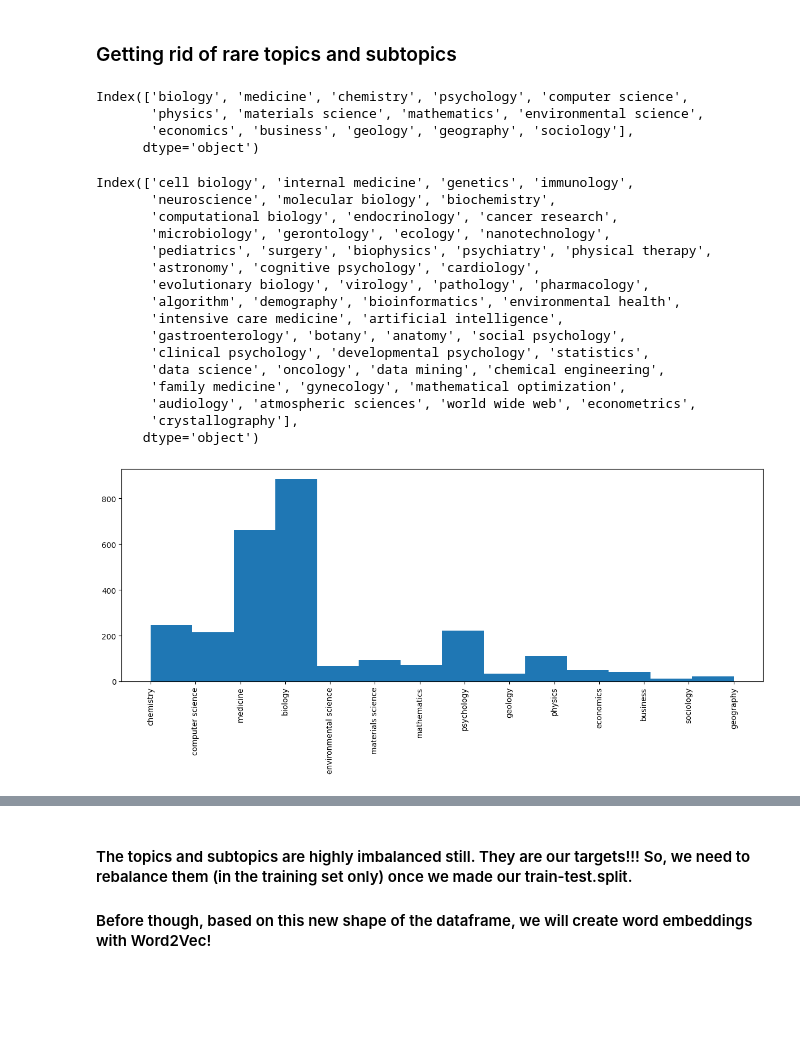
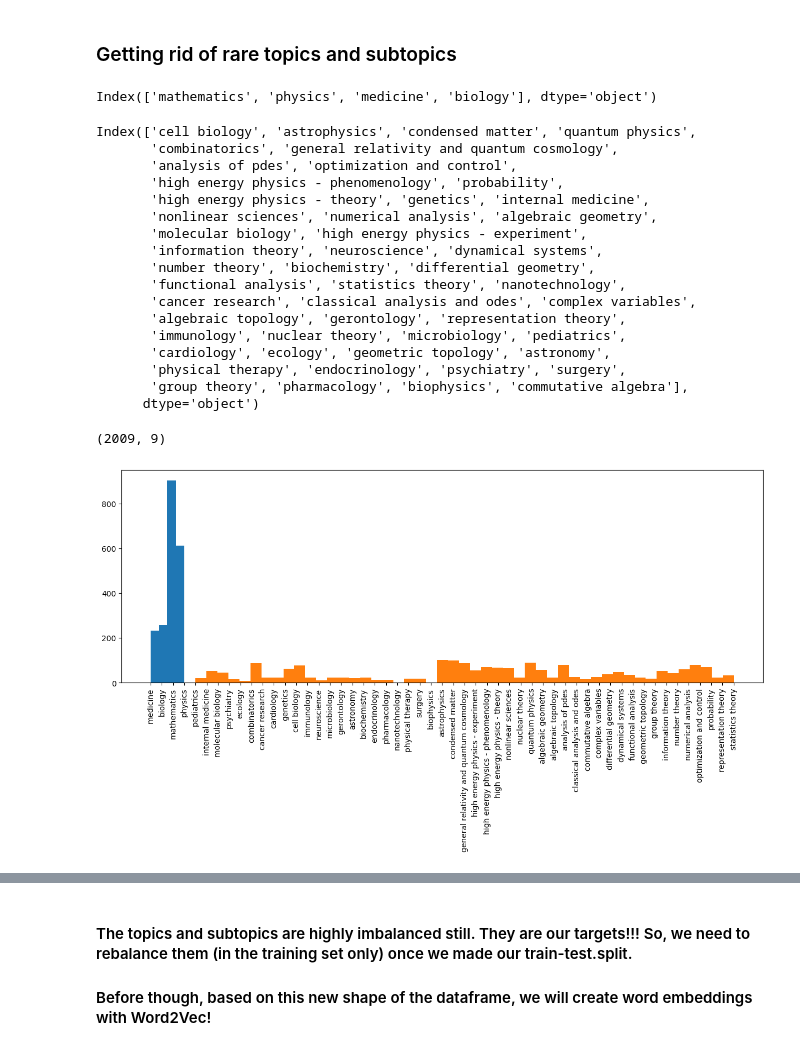
Before and after one commit to Fito-22/WorkingPaper, a Jupyter notebook: notebooks/preproc_and_word2vec_rnn_stef.ipynb, the cells around one changed output, grey strips where cells are left out. Drawn from its saved outputs; the diff is of its cells as text; code cells hidden in the pictures; blank space fills up the shorter version.

```diff
--- a/notebooks/preproc_and_word2vec_rnn_stef.ipynb
+++ b/notebooks/preproc_and_word2vec_rnn_stef.ipynb
@@ -288,56 +426,59 @@ Name: broader_subtopic, dtype: int64
 ### Getting rid of rare topics and subtopics
 # %%
 # Filtering for those topics that occurr more commonly in our data        <----- percentile can be adjusted
-common_topics = (data['topic'].value_counts() > np.percentile(data['topic'].value_counts(), 25)) # topic occurrence until 25th percentile
+common_topics = (data['topic'].value_counts() > np.percentile(data['topic'].value_counts(), 80)) # topic occurrence until xxth percentile
 filtered_topics = common_topics[common_topics == True].index
 filtered_topics
 # %% [output]
-Index(['biology', 'medicine', 'chemistry', 'psychology', 'computer science',
-       'physics', 'materials science', 'mathematics', 'environmental science',
-       'economics', 'business', 'geology', 'geography', 'sociology'],
-      dtype='object')
+Index(['mathematics', 'physics', 'medicine', 'biology'], dtype='object')
 # %%
-# Filtering for those subtopics that occurr more commonly in our data     <----- instead of cutting of at the mean, can also be adjusted like above
-common_subtopics = (data['subtopic'].value_counts() > data['subtopic'].value_counts().mean())
+# Filtering for those subtopics that occurr more commonly in our data     <----- percentile can be adjusted
+common_subtopics = (data['subtopic'].value_counts() > np.percentile(data['subtopic'].value_counts(), 80))
 filtered_subtopics = common_subtopics[common_subtopics == True].index
 filtered_subtopics
 # %% [output]
-Index(['cell biology', 'internal medicine', 'genetics', 'immunology',
-       'neuroscience', 'molecular biology', 'biochemistry',
-       'computational biology', 'endocrinology', 'cancer research',
-       'microbiology', 'gerontology', 'ecology', 'nanotechnology',
-       'pediatrics', 'surgery', 'biophysics', 'psychiatry', 'physical therapy',
-       'astronomy', 'cognitive psychology', 'cardiology',
-       'evolutionary biology', 'virology', 'pathology', 'pharmacology',
-       'algorithm', 'demography', 'bioinformatics', 'environmental health',
-       'intensive care medicine', 'artificial intelligence',
-       'gastroenterology', 'botany', 'anatomy', 'social psychology',
-       'clinical psychology', 'developmental psychology', 'statistics',
-       'data science', 'oncology', 'data mining', 'chemical engineering',
-       'family medicine', 'gynecology', 'mathematical optimization',
-       'audiology', 'atmospheric sciences', 'world wide web', 'econometrics',
-       'crystallography'],
+Index(['cell biology', 'astrophysics', 'condensed matter', 'quantum physics',
+       'combinatorics', 'general relativity and quantum cosmology',
+       'analysis of pdes', 'optimization and control',
+       'high energy physics - phenomenology', 'probability',
+       'high energy physics - theory', 'genetics', 'internal medicine',
+       'nonlinear sciences', 'numerical analysis', 'algebraic geometry',
+       'molecular biology', 'high energy physics - experiment',
+       'information theory', 'neuroscience', 'dynamical systems',
+       'number theory', 'biochemistry', 'differential geometry',
+       'functional analysis', 'statistics theory', 'nanotechnology',
+       'cancer research', 'classical analysis and odes', 'complex variables',
+       'algebraic topology', 'gerontology', 'representation theory',
+       'immunology', 'nuclear theory', 'microbiology', 'pediatrics',
+       'cardiology', 'ecology', 'geometric topology', 'astronomy',
+       'physical therapy', 'endocrinology', 'psychiatry', 'surgery',
+       'group theory', 'pharmacology', 'biophysics', 'commutative algebra'],
       dtype='object')
 # %%
 # Filtering data according to the topics and subtopics that are more common
-#data = data[data['subtopic'].isin(list(filtered_subtopics)) & data['topic'].isin(list(filtered_topics))]
-#data.shape
+data = data[data['subtopic'].isin(list(filtered_subtopics)) & data['topic'].isin(list(filtered_topics))]
+data.shape
 
 # There is a catch here though, because the occurrence of both, topics and subtopics, depend on each other.
 # This might leave us with some scarcely represented topics and subtopics still.
 # Should there be some time left before the deadline, this should be optimized.
+# %% [output]
+(2009, 9)
 # %%
 # Filtering data according to the topics that are more common
-data = data[data['topic'].isin(list(filtered_topics))]
+#data = data[data['topic'].isin(list(filtered_topics))]
+
+# That's much worse than filtering for common topics and subtopics at the same time.
+# Although the above procedure isn't opitmal, it's a measure to reduce all the branching, so we'll stick with it for now.
 # %%
 # The remaining topics and the subtopics are distributed as such:
 plt.figure(figsize=(15, 5))
 plt.hist(data['topic'], bins=data['topic'].nunique())
-#plt.hist(data['subtopic'], bins=data['subtopic'].nunique())
+plt.hist(data['subtopic'], bins=data['subtopic'].nunique())
 plt.xticks(rotation = 90)
 plt.show()
 # %% [output]
-[figure, old version]
+[figure, new version]
 # %%
 # Printing precise number of occurances for each topic
 print(Counter(data['topic']))
```
Also changed, not shown: parts of 45 cells of this notebook, 11 other files.
